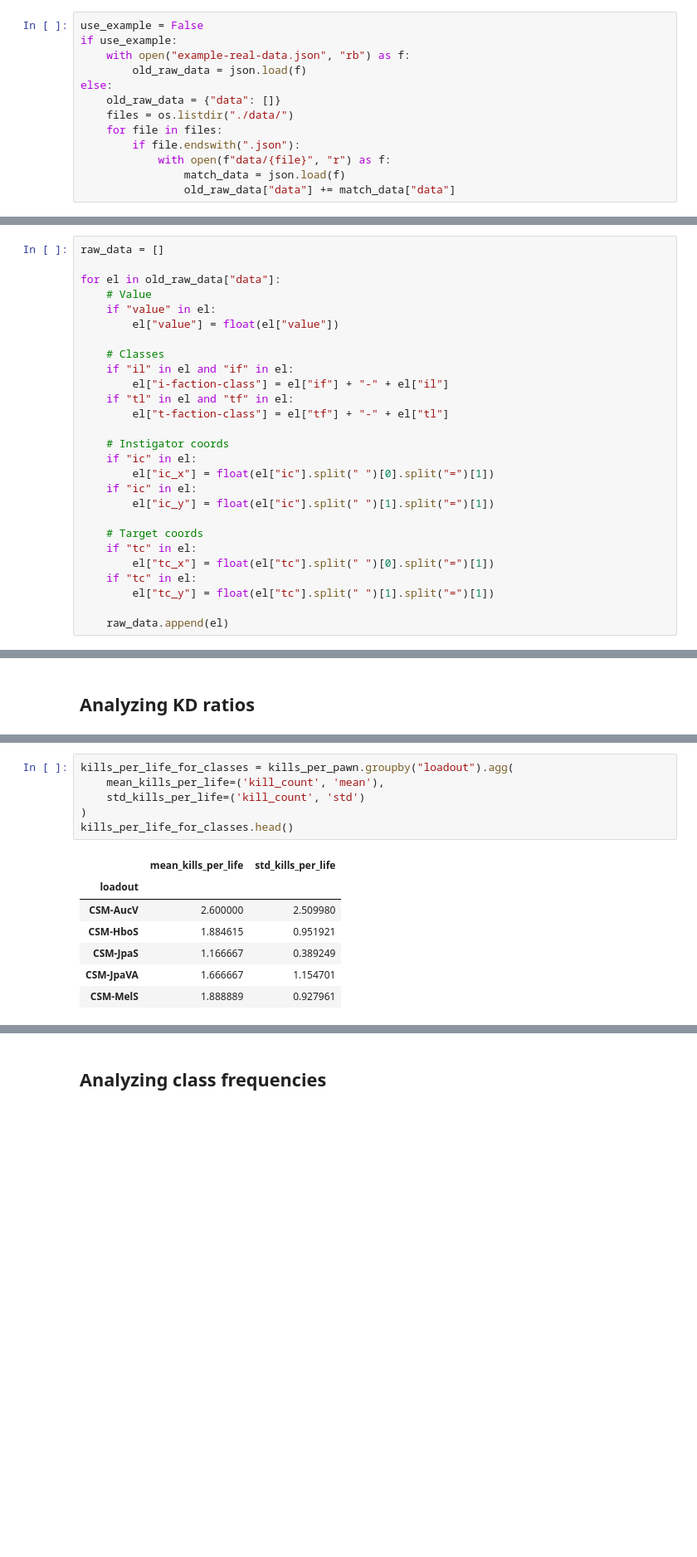
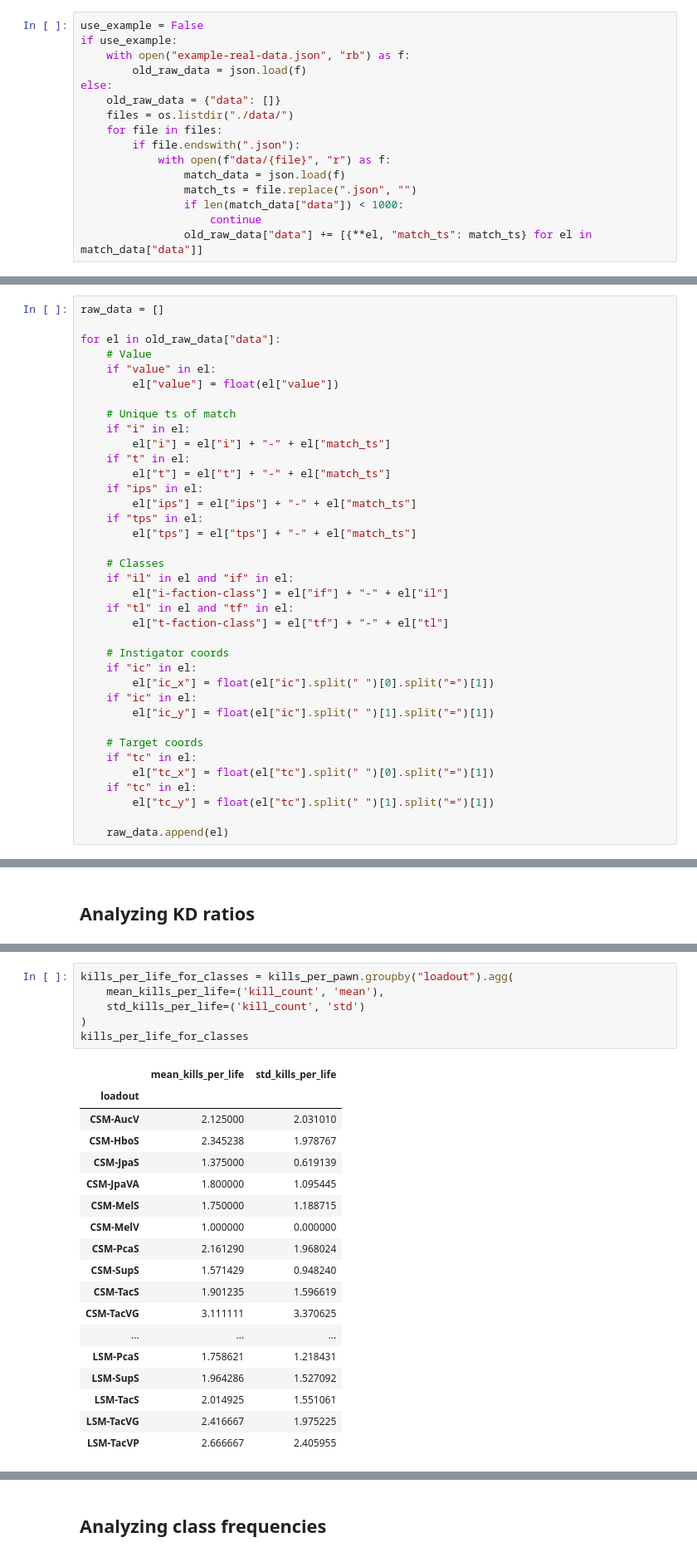
Before and after one commit to JediKnightChan/ECRTools, a Jupyter notebook: ecr-analytics/example/rawdata-analyzer.ipynb, the cells around one changed output, grey strips where cells are left out. Shown: that part at 83% size. Cells and saved outputs as stored; diff of their text form; blank space fills up the shorter version.

```diff
--- a/ecr-analytics/example/rawdata-analyzer.ipynb
+++ b/ecr-analytics/example/rawdata-analyzer.ipynb
@@ -22,7 +22,10 @@ else:
         if file.endswith(".json"):
             with open(f"data/{file}", "r") as f:
                 match_data = json.load(f)
-                old_raw_data["data"] += match_data["data"]
+                match_ts = file.replace(".json", "")
+                if len(match_data["data"]) < 1000:
+                    continue
+                old_raw_data["data"] += [{**el, "match_ts": match_ts} for el in match_data["data"]]
 # %%
 len(old_raw_data["data"])
 # %% [output]
@@ -36,6 +39,16 @@ for el in old_raw_data["data"]:
     # Value
     if "value" in el:
         el["value"] = float(el["value"])
+
+    # Unique ts of match
+    if "i" in el:
+        el["i"] = el["i"] + "-" + el["match_ts"]
+    if "t" in el:
+        el["t"] = el["t"] + "-" + el["match_ts"]
+    if "ips" in el:
+        el["ips"] = el["ips"] + "-" + el["match_ts"]
+    if "tps" in el:
+        el["tps"] = el["tps"] + "-" + el["match_ts"]
 
     # Classes
     if "il" in el and "if" in el:
@@ -230,15 +284,26 @@ kills_per_pawn.head()
 # %%
 kills_per_life_for_classes = kills_per_pawn.groupby("loadout").agg(
     mean_kills_per_life=('kill_count', 'mean'),
     std_kills_per_life=('kill_count', 'std')
 )
-kills_per_life_for_classes.head()
+kills_per_life_for_classes
 # %% [output]
 |  | mean_kills_per_life | std_kills_per_life |
 | loadout |  |  |
-| CSM-AucV | 2.600000 | 2.509980 |
-| CSM-HboS | 1.884615 | 0.951921 |
-| CSM-JpaS | 1.166667 | 0.389249 |
-| CSM-JpaVA | 1.666667 | 1.154701 |
-| CSM-MelS | 1.888889 | 0.927961 |
+| CSM-AucV | 2.125000 | 2.031010 |
+| CSM-HboS | 2.345238 | 1.978767 |
+| CSM-JpaS | 1.375000 | 0.619139 |
+| CSM-JpaVA | 1.800000 | 1.095445 |
+| CSM-MelS | 1.750000 | 1.188715 |
+| CSM-MelV | 1.000000 | 0.000000 |
+| CSM-PcaS | 2.161290 | 1.968024 |
+| CSM-SupS | 1.571429 | 0.948240 |
+| CSM-TacS | 1.901235 | 1.596619 |
+| CSM-TacVG | 3.111111 | 3.370625 |
+| ... | ... | ... |
+| LSM-PcaS | 1.758621 | 1.218431 |
+| LSM-SupS | 1.964286 | 1.527092 |
+| LSM-TacS | 2.014925 | 1.551061 |
+| LSM-TacVG | 2.416667 | 1.975225 |
+| LSM-TacVP | 2.666667 | 2.405955 |
 # %%
```
Also changed, not shown: parts of 20 cells of this notebook, 1 other file.
